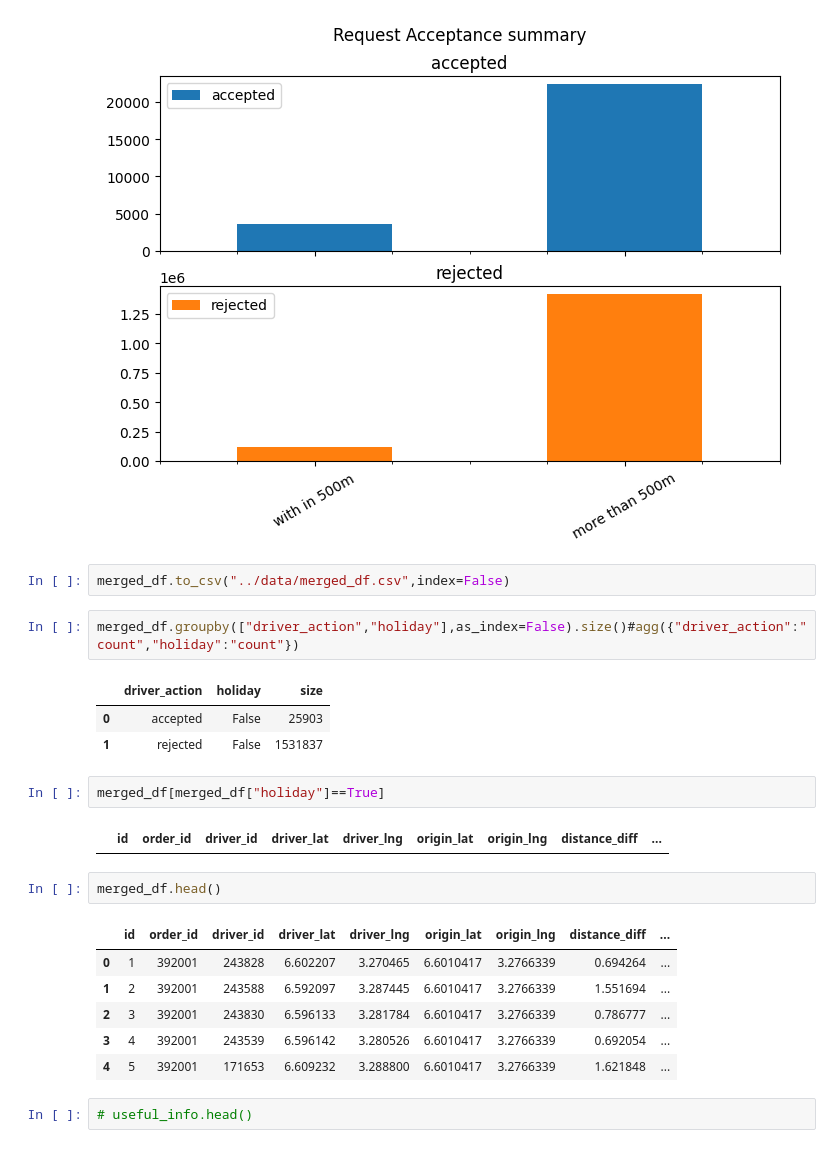
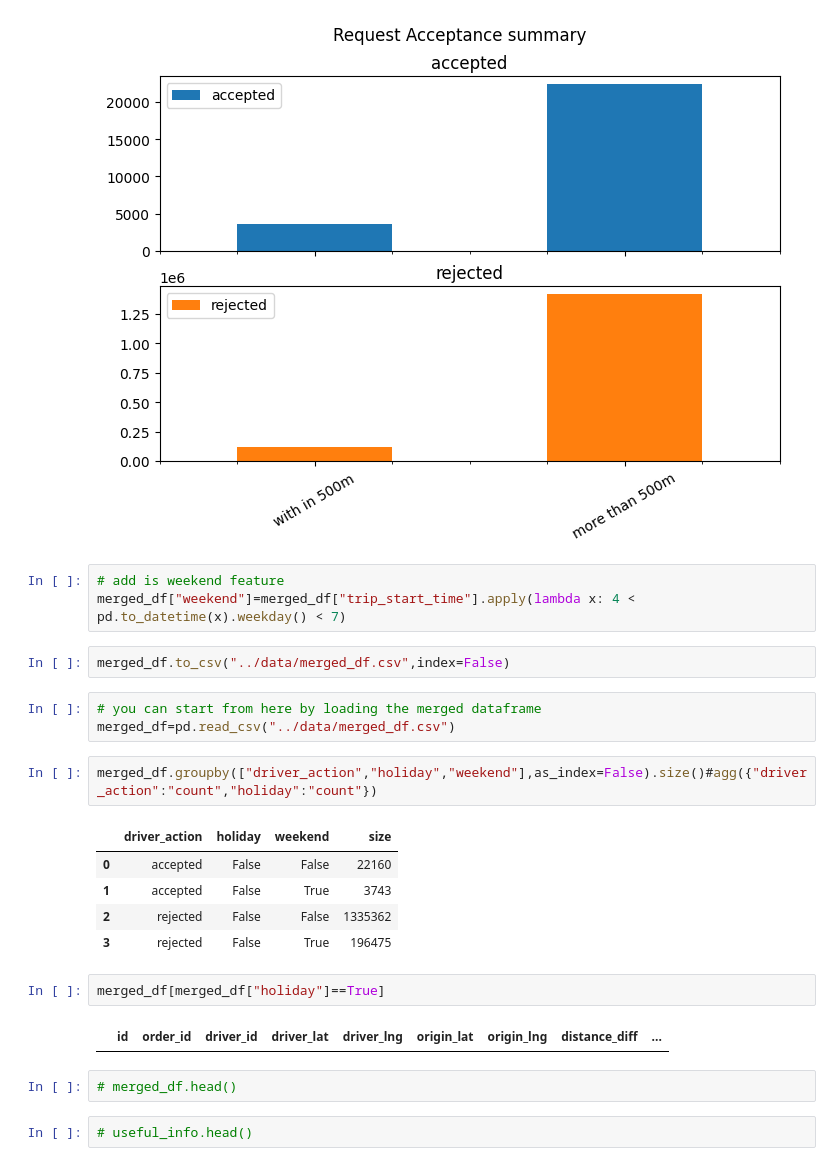
Before and after one commit to Nathnael12/Causal-Inference, a Jupyter notebook: notebooks/delivery_request_EDA.ipynb, the cells around one changed output. Saved outputs shown, nothing was run; the diff lists cells and outputs as text.

Commit message:
add weekend column

```diff
--- a/notebooks/delivery_request_EDA.ipynb
+++ b/notebooks/delivery_request_EDA.ipynb
@@ -175,27 +175,28 @@ plt.suptitle("Request Acceptance summary")
 plt.show()
 # %% [output]
 [figure]
+# %%
+# add is weekend feature
+merged_df["weekend"]=merged_df["trip_start_time"].apply(lambda x: 4 < pd.to_datetime(x).weekday() < 7)
 # %%
 merged_df.to_csv("../data/merged_df.csv",index=False)
+# %%
+# you can start from here by loading the merged dataframe
+merged_df=pd.read_csv("../data/merged_df.csv")
 # %%
-merged_df.groupby(["driver_action","holiday"],as_index=False).size()#agg({"driver_action":"count","holiday":"count"})
+merged_df.groupby(["driver_action","holiday","weekend"],as_index=False).size()#agg({"driver_action":"count","holiday":"count"})
 # %% [output]
-|  | driver_action | holiday | size |
-| 0 | accepted | False | 25903 |
-| 1 | rejected | False | 1531837 |
+|  | driver_action | holiday | weekend | size |
+| 0 | accepted | False | False | 22160 |
+| 1 | accepted | False | True | 3743 |
+| 2 | rejected | False | False | 1335362 |
+| 3 | rejected | False | True | 196475 |
 # %%
 merged_df[merged_df["holiday"]==True]
 # %% [output]
 |  | id | order_id | driver_id | driver_lat | driver_lng | origin_lat | origin_lng | distance_diff | ... |
-# %%
-merged_df.head()
-# %% [output]
-|  | id | order_id | driver_id | driver_lat | driver_lng | origin_lat | origin_lng | distance_diff | ... |
-| 0 | 1 | 392001 | 243828 | 6.602207 | 3.270465 | 6.6010417 | 3.2766339 | 0.694264 | ... |
-| 1 | 2 | 392001 | 243588 | 6.592097 | 3.287445 | 6.6010417 | 3.2766339 | 1.551694 | ... |
-| 2 | 3 | 392001 | 243830 | 6.596133 | 3.281784 | 6.6010417 | 3.2766339 | 0.786777 | ... |
-| 3 | 4 | 392001 | 243539 | 6.596142 | 3.280526 | 6.6010417 | 3.2766339 | 0.692054 | ... |
-| 4 | 5 | 392001 | 171653 | 6.609232 | 3.288800 | 6.6010417 | 3.2766339 | 1.621848 | ... |
+# %%
+# merged_df.head()
 # %%
 # useful_info.head()
 # %%
```
